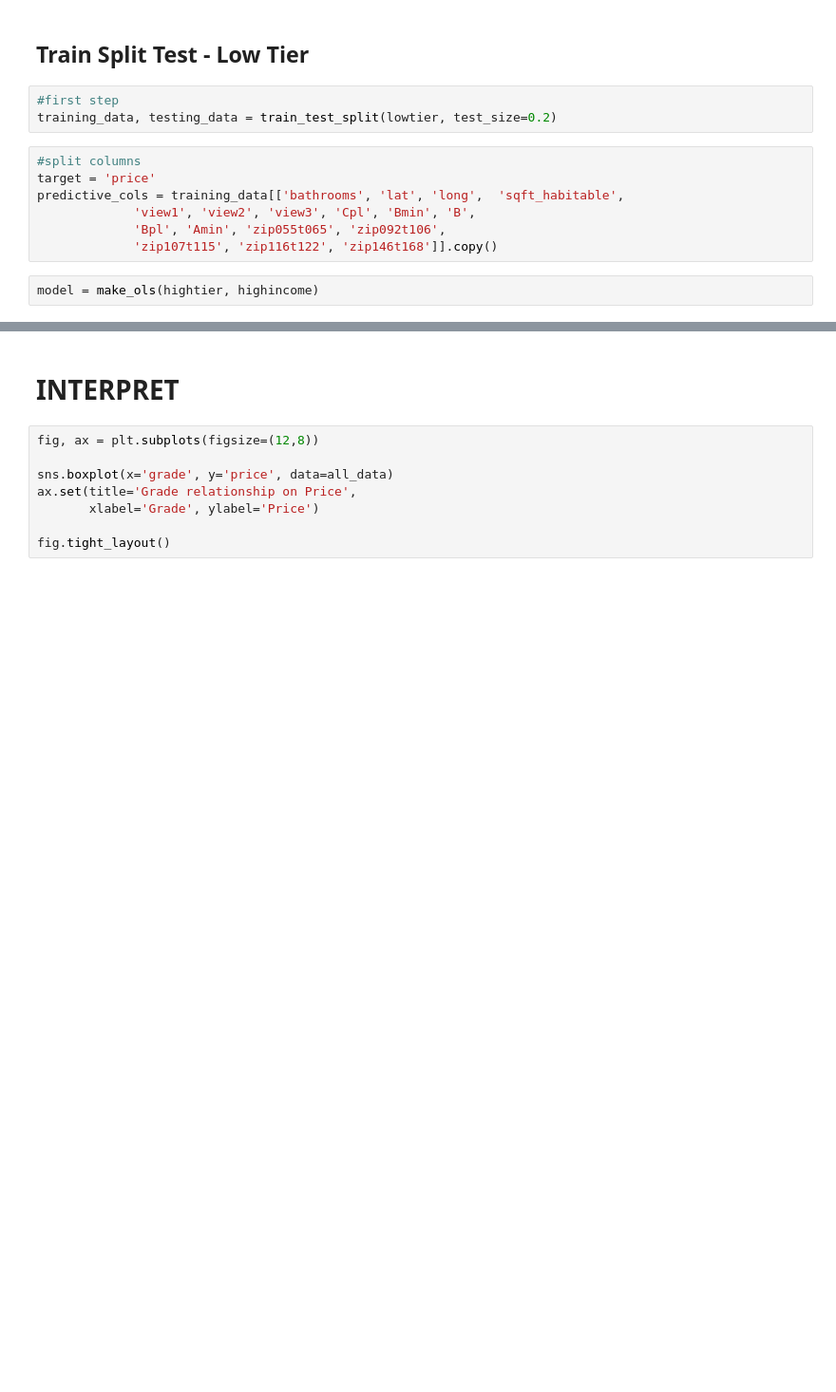
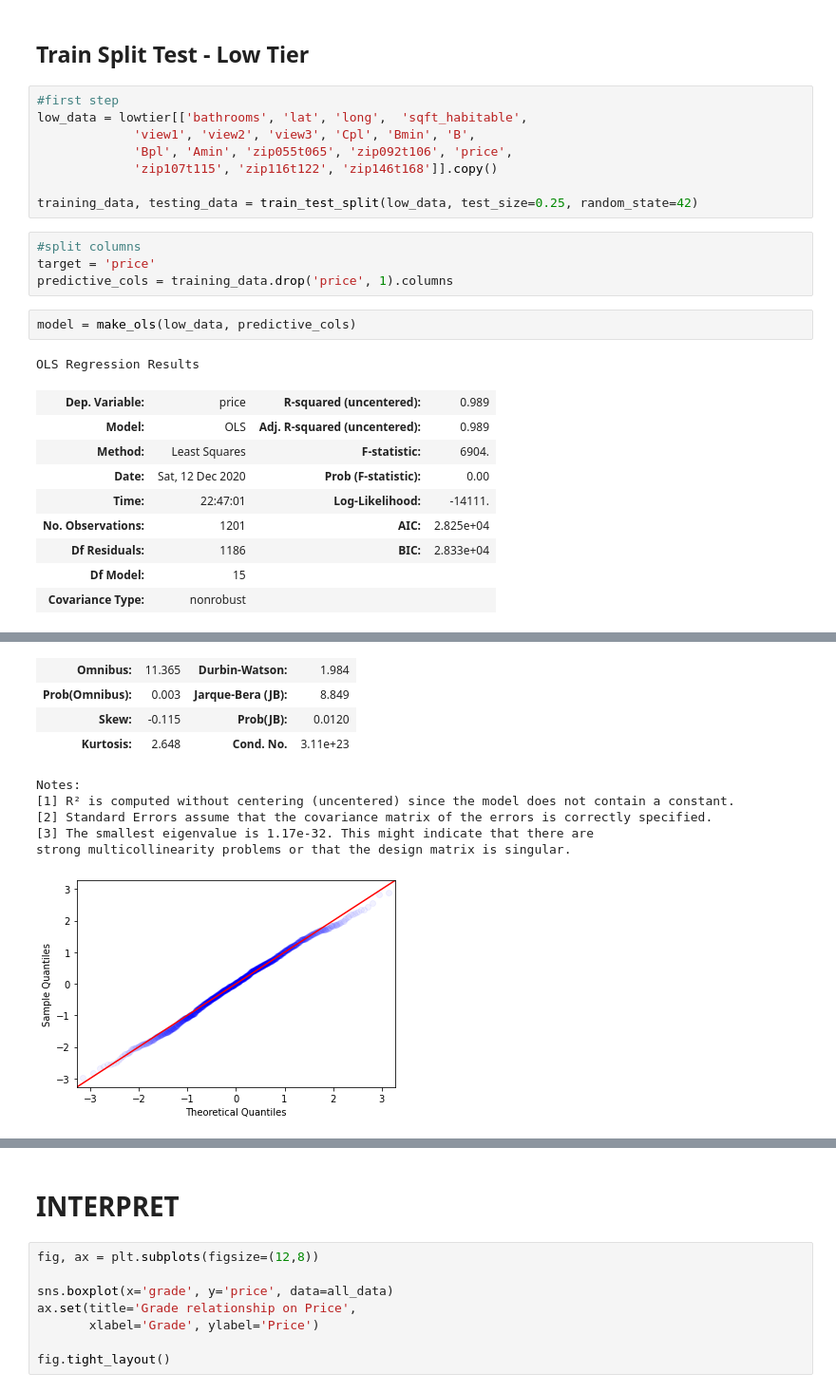
Before and after one commit to BlueViper8907/King-County-Housing-Regression, a Jupyter notebook: cody_OSEMN.ipynb, the cells around one changed output, grey strips where cells are left out. Shown at 95% size. Saved outputs shown, nothing was run; the diff lists cells and outputs as text; blank space fills up the shorter version.

```diff
--- a/cody_OSEMN.ipynb
+++ b/cody_OSEMN.ipynb
@@ -506,14 +932,27 @@ print('Training MSE:', train_mse, '\nTesting MSE:', test_mse)
 # %% [markdown]
 ## Train Split Test - Low Tier
-# %%
-#first step
-training_data, testing_data = train_test_split(lowtier, test_size=0.2)
 # %%
-#split columns
-target = 'price'
-predictive_cols = training_data[['bathrooms', 'lat', 'long',  'sqft_habitable',
+#first step
+low_data = lowtier[['bathrooms', 'lat', 'long',  'sqft_habitable',
              'view1', 'view2', 'view3', 'Cpl', 'Bmin', 'B',
-             'Bpl', 'Amin', 'zip055t065', 'zip092t106',
+             'Bpl', 'Amin', 'zip055t065', 'zip092t106', 'price',
              'zip107t115', 'zip116t122', 'zip146t168']].copy()
+
+training_data, testing_data = train_test_split(low_data, test_size=0.25, random_state=42)
+# %%
+#split columns
+target = 'price'
+predictive_cols = training_data.drop('price', 1).columns
 # %%
-model = make_ols(hightier, highincome)
+model = make_ols(low_data, predictive_cols)
+# %% [output]
+OLS Regression Results
+| Dep. Variable: | price | R-squared (uncentered): | 0.989 |
+| Model: | OLS | Adj. R-squared (uncentered): | 0.989 |
+| Method: | Least Squares | F-statistic: | 6904. |
+| Date: | Sat, 12 Dec 2020 | Prob (F-statistic): | 0.00 |
+| Time: | 22:47:01 | Log-Likelihood: | -14111. |
+| No. Observations: | 1201 | AIC: | 2.825e+04 |
+| Df Residuals: | 1186 | BIC: | 2.833e+04 |
+| Df Model: | 15 |  |  |
+| Covariance Type: | nonrobust |  |  |
@@ -520,3 +975,13 @@ model = make_ols(hightier, highincome)
+| Omnibus: | 11.365 | Durbin-Watson: | 1.984 |
+| Prob(Omnibus): | 0.003 | Jarque-Bera (JB): | 8.849 |
+| Skew: | -0.115 | Prob(JB): | 0.0120 |
+| Kurtosis: | 2.648 | Cond. No. | 3.11e+23 |
+Notes:
+[1] R² is computed without centering (uncentered) since the model does not contain a constant.
+[2] Standard Errors assume that the covariance matrix of the errors is correctly specified.
+[3] The smallest eigenvalue is 1.17e-32. This might indicate that there are
+strong multicollinearity problems or that the design matrix is singular.
+[figure, added]
 # %%
 # predictions
 y_pred_train = model.predict(training_data[predictive_cols])
```
Also changed, not shown: parts of 55 cells of this notebook, 1 other file.
